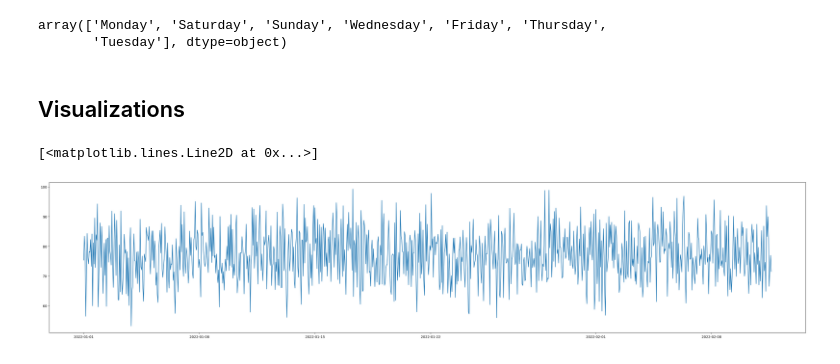
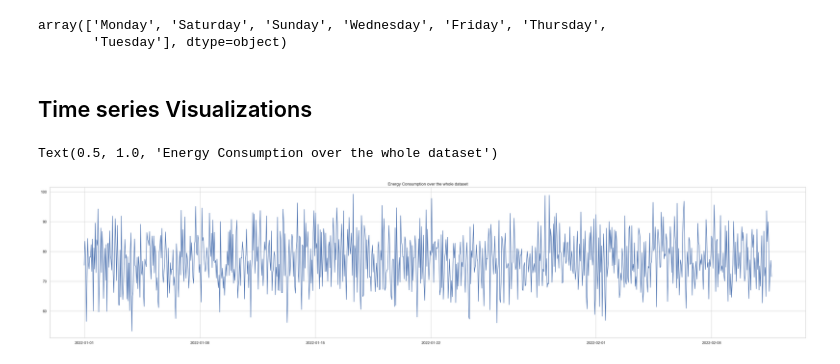
Before and after one commit to CZhakshylykova/SDS-CP027-watt-wise, a Jupyter notebook: submissions/team/cholpon-zhakshylykova/project_cz.ipynb, the cells around one changed output. Saved outputs shown, nothing was run; the diff lists cells and outputs as text; code cells hidden in the pictures.

Commit message:
time series plotting

```diff
--- a/submissions/team/cholpon-zhakshylykova/project_cz.ipynb
+++ b/submissions/team/cholpon-zhakshylykova/project_cz.ipynb
@@ -218,4 +219,4 @@ memory usage: 110.4+ KB
 array(['Monday', 'Saturday', 'Sunday', 'Wednesday', 'Friday', 'Thursday',
        'Tuesday'], dtype=object)
 # %% [markdown]
-## Visualizations
+##  Time series Visualizations
@@ -224,17 +223,19 @@ array(['Monday', 'Saturday', 'Sunday', 'Wednesday', 'Friday', 'Thursday',
 # %%
 from datetime import datetime
 import matplotlib.pyplot as plt
 import datetime
 import numpy as np
 
 # for this use the data without indexation of the datetime:
 
-data["TimeStamp"] = pd.to_datetime(data["Timestamp"])
+data["Timestamp"] = pd.to_datetime(data["Timestamp"])
+
+data = data.sort_values("Timestamp")
+
+plt.figure(figsize = (40,8))
+
+plt.plot(data["Timestamp"], data["EnergyConsumption"])
+plt.title("Energy Consumption over the whole dataset")
+# %% [output]
+Text(0.5, 1.0, 'Energy Consumption over the whole dataset')
+[figure, added]
-# %%
-plt.figure(figsize = (40,8))
-
-plt.plot(data["TimeStamp"], data["EnergyConsumption"])
-plt.title("Energy Consumption over the whole dataset")
-# %% [output]
-[<matplotlib.lines.Line2D at 0x...>]
-[figure, removed]
```
Also changed, not shown: parts of 8 cells of this notebook.
